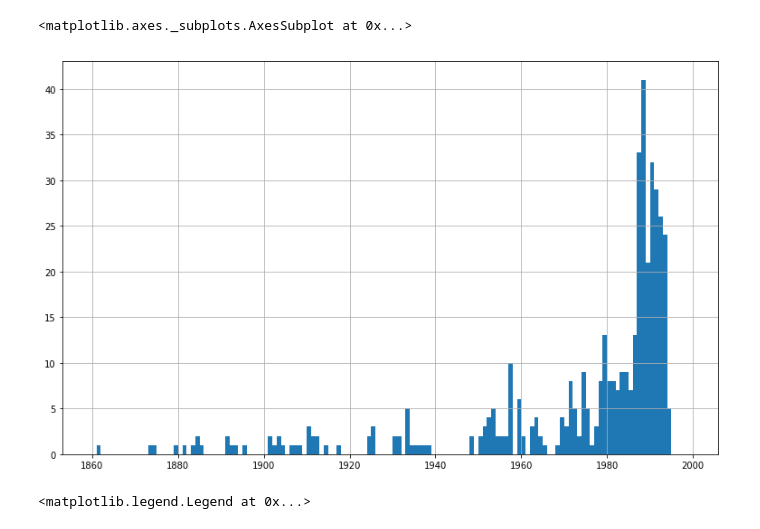
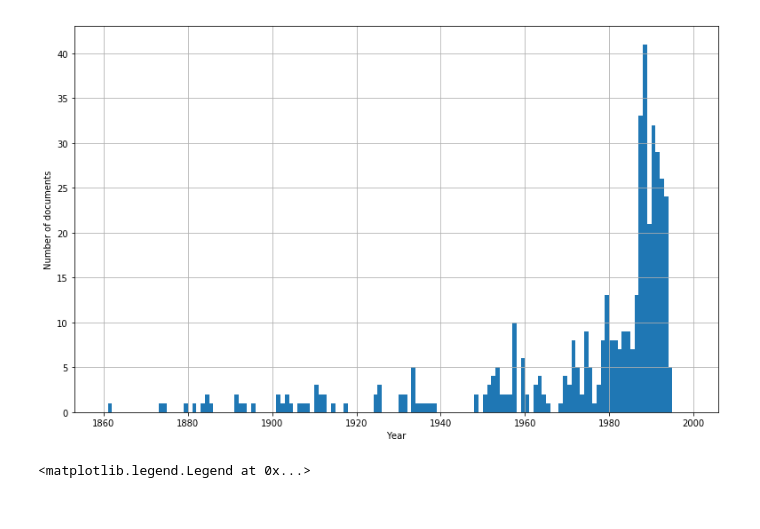
Before and after one commit to openearth/sealevel, a Jupyter notebook: notebooks/analysis/news/parliament-mining.ipynb, the cells around one changed output. Drawn from its saved outputs; the diff is of its cells as text; code cells hidden in the pictures.

```diff
--- a/notebooks/analysis/news/parliament-mining.ipynb
+++ b/notebooks/analysis/news/parliament-mining.ipynb
@@ -25,10 +26,12 @@ df['extract'] = df['extract'].apply(lambda x: x.lower())
 df['year'] = df.year.astype('int')
 # %%
 fig, ax = plt.subplots(figsize=(13, 8))
-df.year.hist(bins=np.arange(1860, 2000, 1), ax=ax)
+ax.hist(df.year, bins=np.arange(1860, 2000, 1))
+ax.set_ylabel('Number of documents')
+ax.set_xlabel('Year')
+ax.grid(True)
 # %% [output]
-<matplotlib.axes._subplots.AxesSubplot at 0x...>
-[figure, old version]
+[figure, new version]
 # %%
 df['stijging_term'] = df['extract'].apply(lambda x:'stijging' in x or 'rijzing' in x)
 df['daling_term'] = df['extract'].apply(lambda x:'daling' in x)
```
Also changed, not shown: parts of 4 cells of this notebook.
